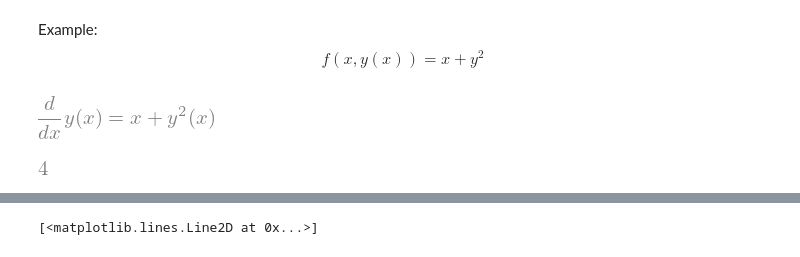
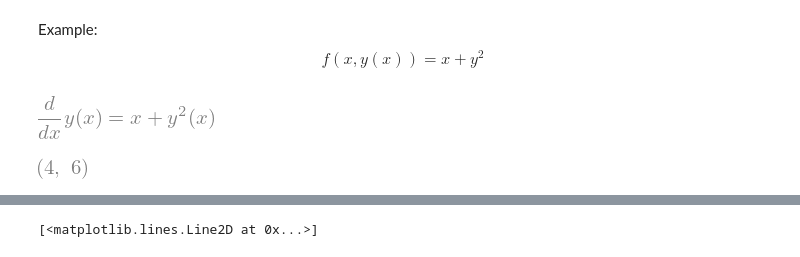
Before and after one commit to gob1thaasan/ScientificComputingWithPython, a Jupyter notebook: NotebookLectures/Chapter6.ipynb, the cells around one changed output, grey strips where cells are left out. Drawn from its saved outputs; the diff is of its cells as text; code cells hidden in the pictures.

```diff
--- a/NotebookLectures/Chapter6.ipynb
+++ b/NotebookLectures/Chapter6.ipynb
@@ -487,7 +528,7 @@ from scipy import integrate
 
 f_np = sympy.lambdify((y(x), x), f) # a function of two arguments: f_np(y,x)
 # %%
-f_np(2,0)
+f_np(2,0), f_np(2,2),
 # %% [output]
-[figure, old version]
+[figure, new version]
 # %%
```
Also changed, not shown: parts of 39 cells of this notebook.
